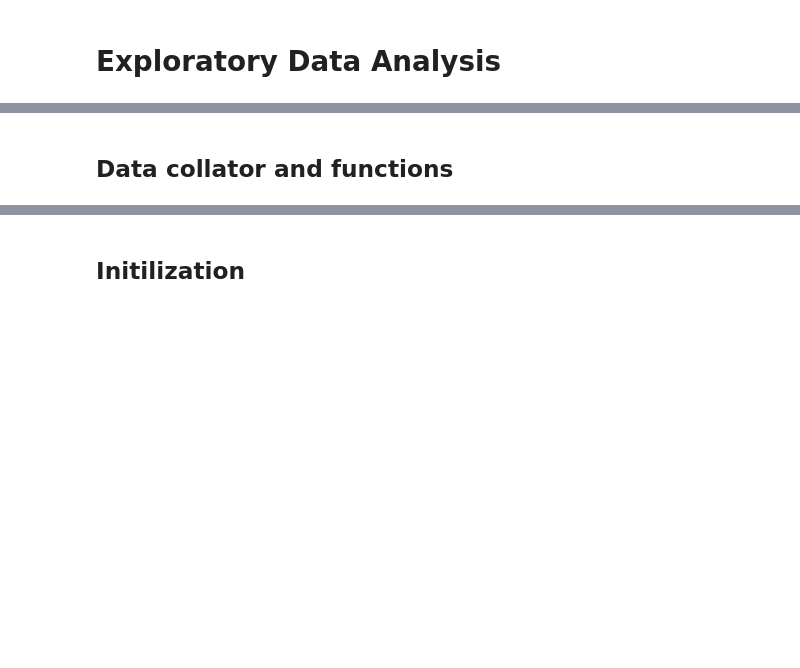
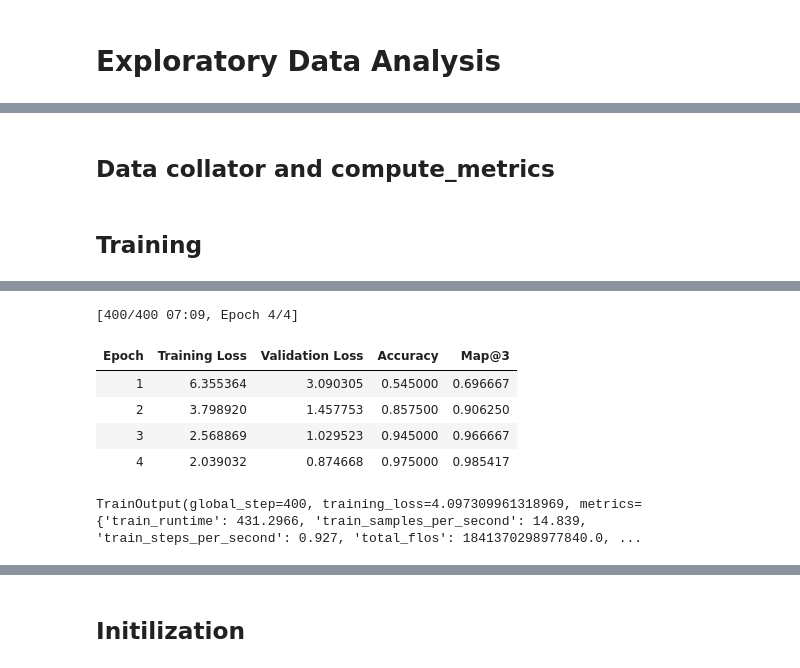
Before and after one commit to 23f2002267/dl-genai-project-26-t2, a Jupyter notebook: DL-23f2002267-notebook-t22026.ipynb, the cells around one changed output, grey strips where cells are left out. Saved outputs shown, nothing was run; the diff lists cells and outputs as text; code cells hidden in the pictures; blank space fills up the shorter version.

Commit message:
Cleaning and updating Models

```diff
--- a/DL-23f2002267-notebook-t22026.ipynb
+++ b/DL-23f2002267-notebook-t22026.ipynb
@@ -181,3 +270,3 @@ tokenizer = AutoTokenizer.from_pretrained(MODEL_NAME, use_fast=True)
 # %% [markdown]
-## Data collator and functions
+## Data collator and compute_metrics
 # %%
@@ -234,6 +330,0 @@ class DataCollatorForMultipleChoice:
-# %%
-def compute_metrics(eval_predictions):
-    predictions, labels = eval_predictions
-    preds = np.argmax(predictions, axis=1)
-    acc = (preds == labels).mean()
-    return {"accuracy": acc}
@@ -252,20 +331,35 @@ val_dataset = Dataset.from_pandas(val_df).map(preprocess_function, batched=True)
+# %% [markdown]
+## Training
 # %%
-#previous underperforming parameters:
-# training_args = TrainingArguments(
-#     output_dir="./results",
-#     eval_strategy="epoch",
-#     save_strategy="epoch",
-#     learning_rate=2e-5,
-#     warmup_steps=50,                  # Updated from warmup_ratio to avoid deprecation warning
-#     max_grad_norm=1.0,
-#     per_device_train_batch_size=4,
-#     per_device_eval_batch_size=4,
-#     gradient_accumulation_steps=2,
-#     num_train_epochs=3,
-#     weight_decay=0.01,
-#     logging_steps=20,
-#     report_to="wandb",
-#     load_best_model_at_end=True,
-#     metric_for_best_model="accuracy",
-#     fp16=torch.cuda.is_available()
-# )
+model = AutoModelForMultipleChoice.from_pretrained(MODEL_NAME)
+training_args = TrainingArguments(
+        output_dir=f"./result",
+        eval_strategy="epoch",
+        save_strategy="no",
+        save_only_model=True,
+        learning_rate=1.5e-5,             # lowered lr for fine-grained convergence
+        warmup_steps=100,
+        max_grad_norm=1.0,
+        per_device_train_batch_size=4,
+        per_device_eval_batch_size=4,
+        gradient_accumulation_steps=2,    # Effective batch size = 8
+        num_train_epochs=4,
+        label_smoothing_factor=0.05,
+        weight_decay=0.01,
+        logging_steps=20,
+        report_to="wandb",
+        fp16=torch.cuda.is_available()
+)
+
+trainer = Trainer(
+    model=model,
+    args=training_args,
+    train_dataset=train_dataset,
+    eval_dataset=val_dataset,
+    processing_class=tokenizer,
+    data_collator=DataCollatorForMultipleChoice(tokenizer=tokenizer),
+    compute_metrics=compute_metrics,
+)
+
+trainer.train()
+# %% [output]
@@ -271,0 +383,7 @@ val_dataset = Dataset.from_pandas(val_df).map(preprocess_function, batched=True)
+[400/400 07:09, Epoch 4/4]
+| Epoch | Training Loss | Validation Loss | Accuracy | Map@3 |
+| 1 | 6.355364 | 3.090305 | 0.545000 | 0.696667 |
+| 2 | 3.798920 | 1.457753 | 0.857500 | 0.906250 |
+| 3 | 2.568869 | 1.029523 | 0.945000 | 0.966667 |
+| 4 | 2.039032 | 0.874668 | 0.975000 | 0.985417 |
+TrainOutput(global_step=400, training_loss=4.097309961318969, metrics={'train_runtime': 431.2966, 'train_samples_per_second': 14.839, 'train_steps_per_second': 0.927, 'total_flos': 1841370298977840.0, ...
```
Also changed, not shown: parts of 57 cells of this notebook.
